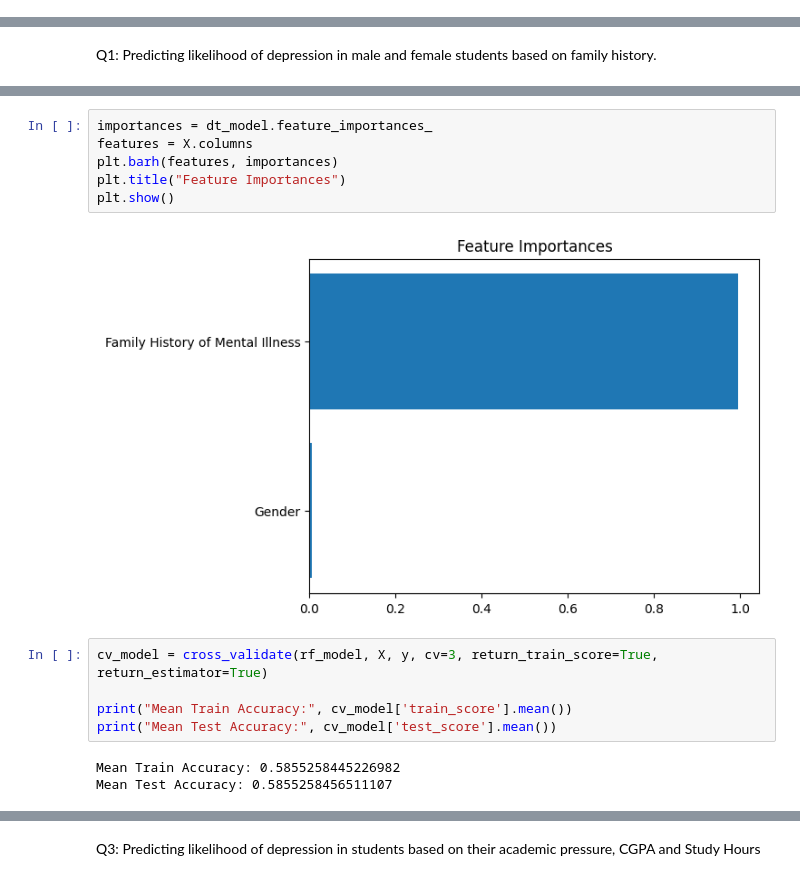
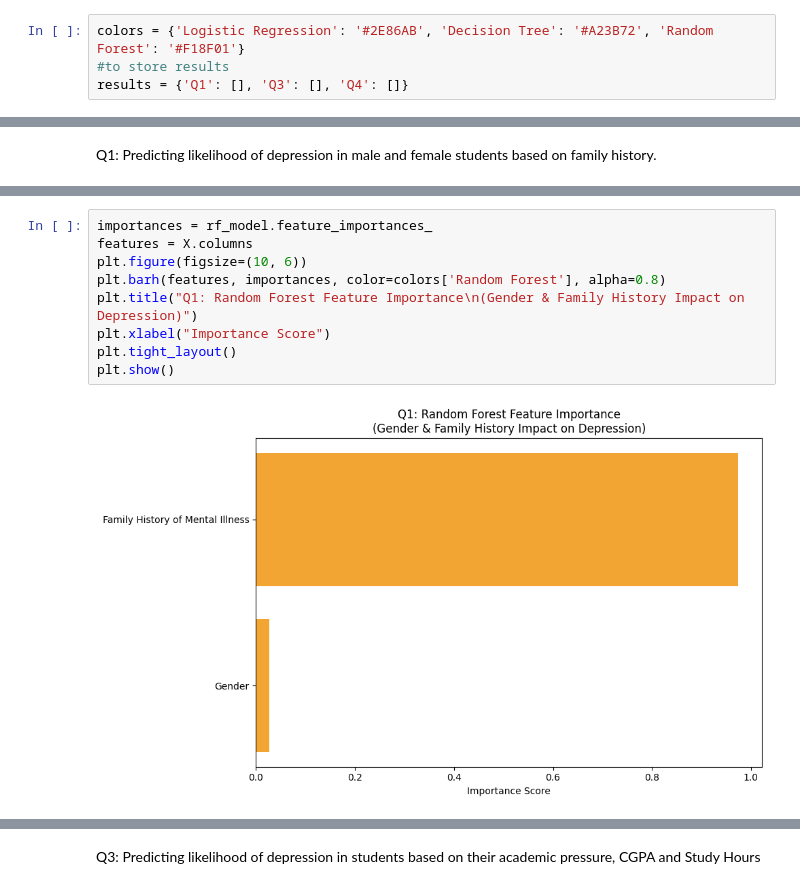
Before and after one commit to dinnifarisya/Student-Depression-Data-Science-Project, a Jupyter notebook: Data Science Project.ipynb, the cells around one changed output, grey strips where cells are left out. Saved outputs shown, nothing was run; the diff lists cells and outputs as text.

```diff
--- a/Data Science Project.ipynb
+++ b/Data Science Project.ipynb
@@ -934,0 +936,4 @@ rf_model = RandomForestClassifier()
+# %%
+colors = {'Logistic Regression': '#2E86AB', 'Decision Tree': '#A23B72', 'Random Forest': '#F18F01'}
+#to store results
+results = {'Q1': [], 'Q3': [], 'Q4': []}
@@ -1012,18 +1059,13 @@ Classification Report:
    macro avg       0.29      0.50      0.37      5580
 weighted avg       0.34      0.58      0.42      5580
 # %%
-importances = dt_model.feature_importances_
+importances = rf_model.feature_importances_
 features = X.columns
-plt.barh(features, importances)
-plt.title("Feature Importances")
+plt.figure(figsize=(10, 6))
+plt.barh(features, importances, color=colors['Random Forest'], alpha=0.8)
+plt.title("Q1: Random Forest Feature Importance\n(Gender & Family History Impact on Depression)")
+plt.xlabel("Importance Score")
+plt.tight_layout()
 plt.show()
 # %% [output]
-[figure, old version]
+[figure, new version]
-# %%
-cv_model = cross_validate(rf_model, X, y, cv=3, return_train_score=True, return_estimator=True)
-
-print("Mean Train Accuracy:", cv_model['train_score'].mean())
-print("Mean Test Accuracy:", cv_model['test_score'].mean())
-# %% [output]
-Mean Train Accuracy: 0.5855258445226982
-Mean Test Accuracy: 0.5855258456511107
```
Also changed, not shown: parts of 51 cells of this notebook.
